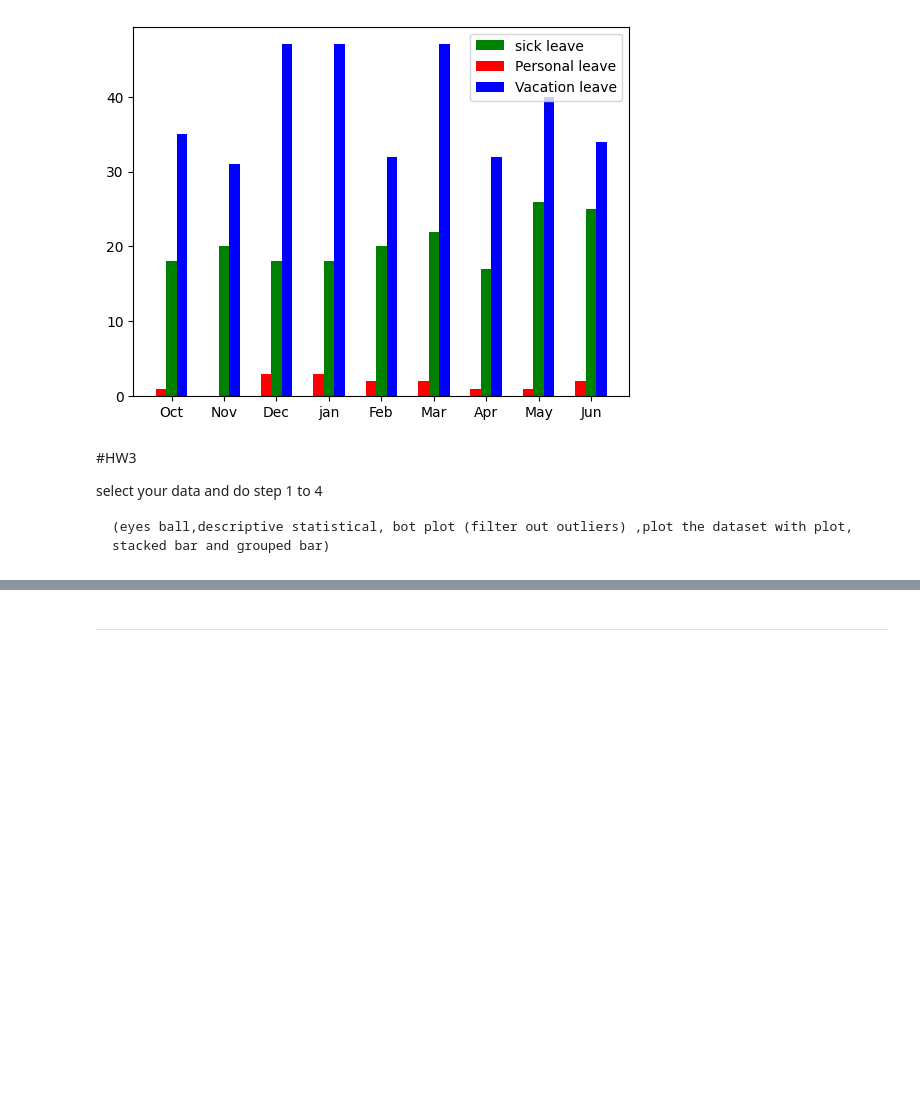
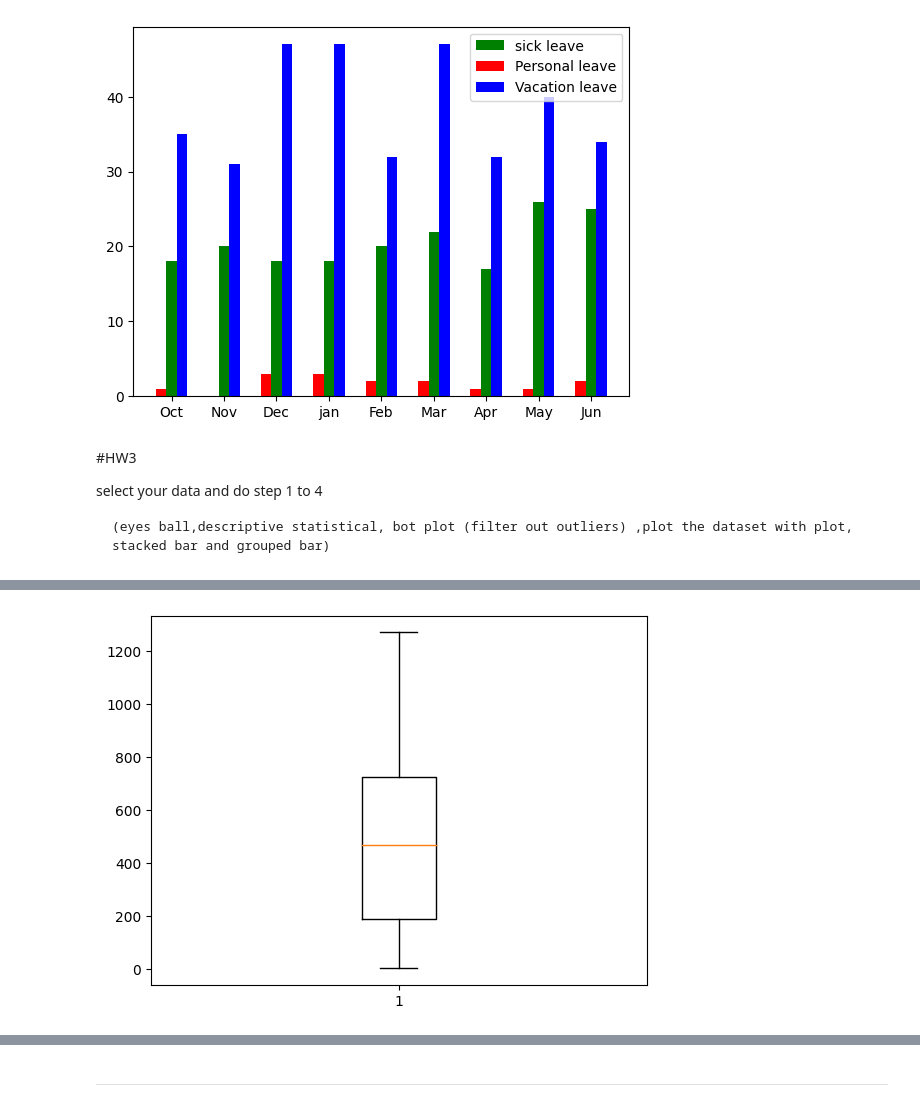
Before and after one commit to sitthatkaja/DPDM2023, a Jupyter notebook: Data102(Chapter2).ipynb, the cells around one changed output, grey strips where cells are left out. Saved outputs shown, nothing was run; the diff lists cells and outputs as text; code cells hidden in the pictures; blank space fills up the shorter version.

```diff
--- a/Data102(Chapter2).ipynb
+++ b/Data102(Chapter2).ipynb
@@ -496,0 +613,4 @@ select your data and do step 1 to 4
+# %%
+plt.boxplot(n_table['results_over_limit']);
+# %% [output]
+[figure, added]
```
Also changed, not shown: parts of 26 cells of this notebook.
